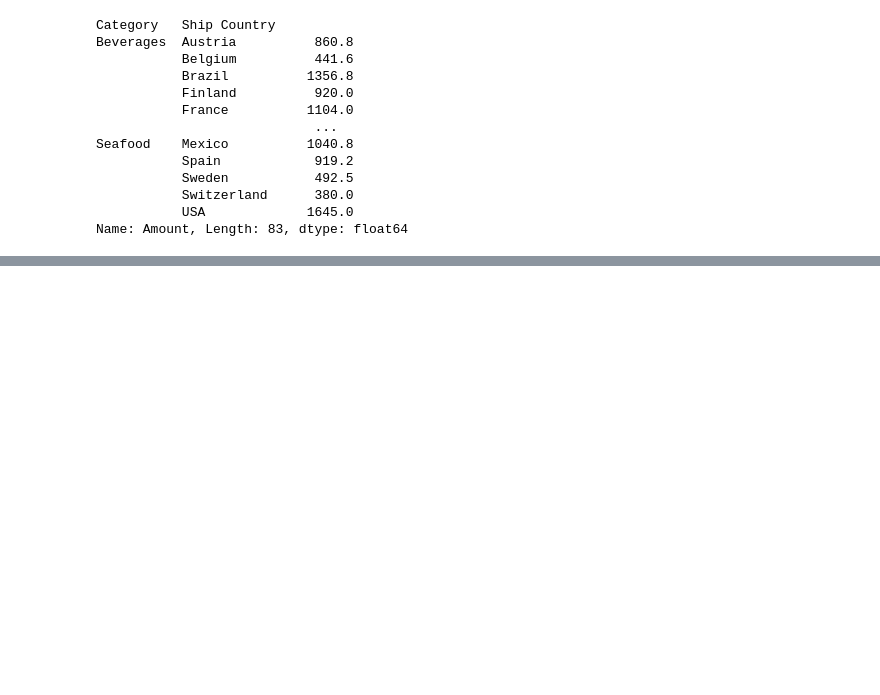
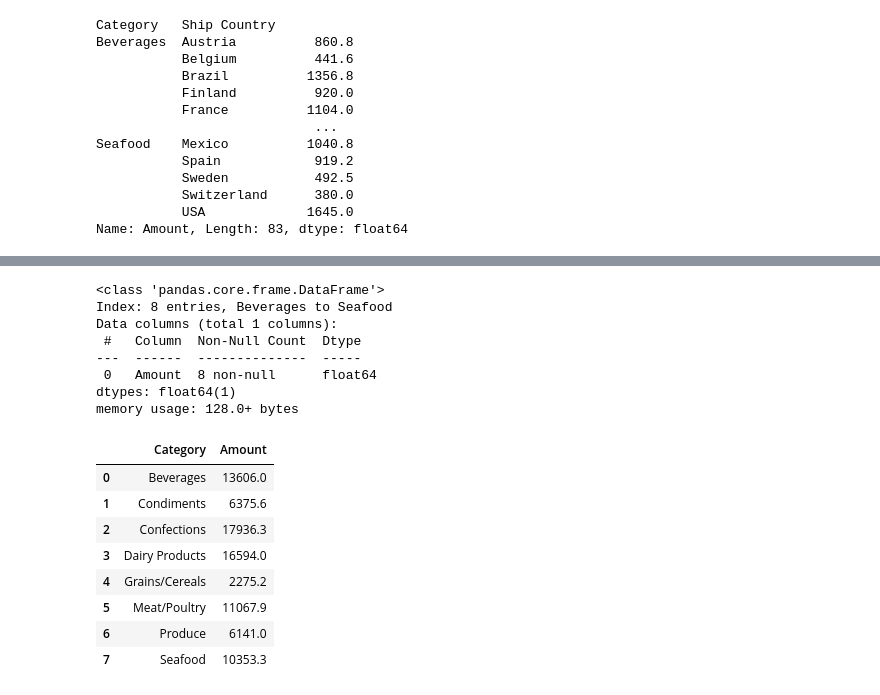
Before and after one commit to rvagelet/Python, a Jupyter notebook: 17072024.ipynb, the cells around one changed output, grey strips where cells are left out. Saved outputs shown, nothing was run; the diff lists cells and outputs as text; code cells hidden in the pictures; blank space fills up the shorter version.

```diff
--- a/17072024.ipynb
+++ b/17072024.ipynb
@@ -268,0 +285,32 @@ Name: Amount, Length: 83, dtype: float64
+# %%
+#Vamos a almacenar la agrupación por categoria
+trimestreagroup = trimestre.groupby(['Category'])['Amount'].sum()
+trimestreagroup    #esto es una agrupacion que nos lo muestra en la salida
+#vamos a convertir esta agrupacion en un DataFrame
+DFtrimestregrup = pd.DataFrame(trimestreagroup, columns=['Amount'])
+DFtrimestregrup.info()
+DFtrimestregrup
+#Al convertir la agrupacion en un DataFrame, el campo category lo considera un indice
+#Ahora haremos reset_index para conseguir hacer un reset nuevo, para que Category pase a ser un campo
+DFtrimestregrup = DFtrimestregrup.reset_index()
+DFtrimestregrup
+
+#Vamos a guardar en un fichero el DataFrame hecho
+# %% [output]
+<class 'pandas.core.frame.DataFrame'>
+Index: 8 entries, Beverages to Seafood
+Data columns (total 1 columns):
+ #   Column  Non-Null Count  Dtype
+---  ------  --------------  -----
+ 0   Amount  8 non-null      float64
+dtypes: float64(1)
+memory usage: 128.0+ bytes
+|  | Category | Amount |
+| 0 | Beverages | 13606.0 |
+| 1 | Condiments | 6375.6 |
+| 2 | Confections | 17936.3 |
+| 3 | Dairy Products | 16594.0 |
+| 4 | Grains/Cereals | 2275.2 |
+| 5 | Meat/Poultry | 11067.9 |
+| 6 | Produce | 6141.0 |
+| 7 | Seafood | 10353.3 |
```
Also changed, not shown: parts of 3 cells of this notebook.
